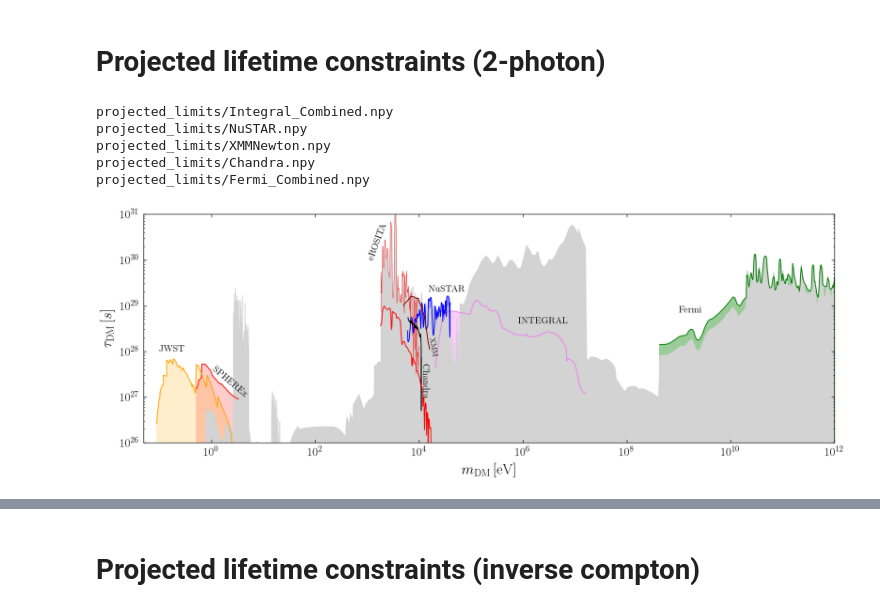
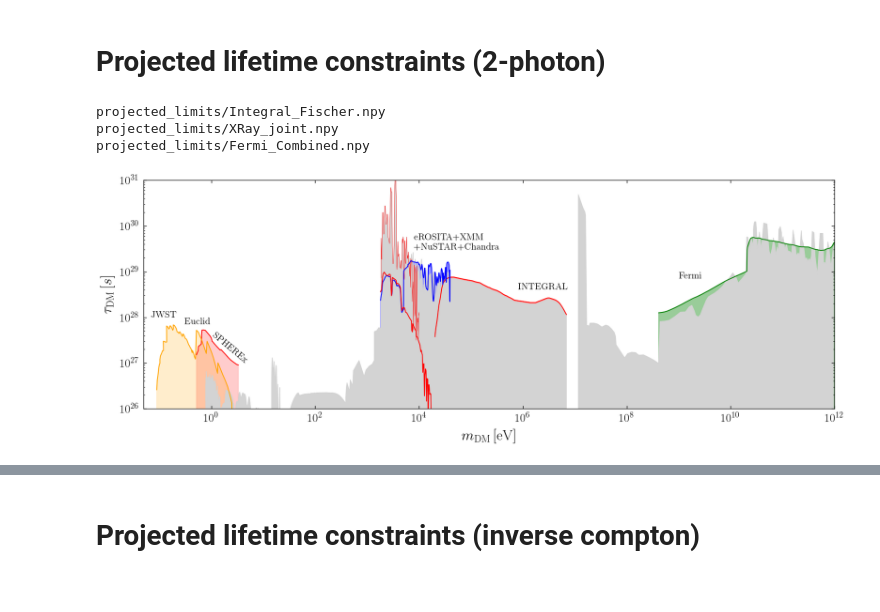
Before and after one commit to joshua-benabou/Mega_Decaying_DM_Milkyway_Analysis, a Jupyter notebook: Mega_plot.ipynb, the cells around one changed output, grey strips where cells are left out. Cells and saved outputs as stored; diff of their text form; code cells hidden in the pictures.

Commit message:
fix more stuff Mega_plot

```diff
--- a/Mega_plot.ipynb
+++ b/Mega_plot.ipynb
@@ -126,22 +137,27 @@ cm_to_inv_eV = 1e-2 * m_to_inv_eV
 # %%
 # "JWST", "Euclid", "Hubble", "eROSITA"
 
-instrument_list =  [#"Integral_Calore", "Integral_Fischer",
-                    "Integral_Combined",
-                    "NuSTAR",
-                    "XMMNewton",
-                    "Chandra",
+instrument_list =  [#"HST",
+                    #"Integral_Calore",
+                    "Integral_Fischer",
+                   # "Integral_Combined",
+                   # "NuSTAR",
+                   # "XMMNewton",
+                   # "Chandra",
+                    "XRay_joint",
                    # "Fermi", "Fermi_ackermann",
                     "Fermi_Combined"
                    ]
 
 
-color_dict = {"Integral_Calore": "red",
+color_dict = {"HST": "blue",
+              "Integral_Calore": "red",
               "Integral_Fischer": "red",
               "Integral_Combined": "violet",
               "NuSTAR": "blue",
               "XMMNewton": "maroon",
               "Chandra": "k",
+              "XRay_joint": "blue",
               "Fermi": "red",
               "Fermi_ackermann": "red",
               "Fermi_Combined": "green"
@@ -162,7 +178,7 @@ axion_photon_limits = [
  # "JWST_Pinetti",
     "DESI",
     "HST_dwarfs",
-    "HST",
+  #  "HST", # cosmic background anisotropy
    # "Telescopes_MUSE", # Ben thinks this limit is way too strong
     "JWST",
     "WINERED",
@@ -175,16 +191,10 @@ axion_photon_limits = [
   "XRISM",
   "XMM-Newton",
   "NuSTAR",
-   "INTEGRAL",
+  # "INTEGRAL",
    "XRAY",
    "eROSITA", # this is actual limit, I plot expected limit below
 ]
-
-def gayy_limit_2_tau_limit(gayy_GeV, mDM_eV):
-    mDM_GeV = mDM_eV * 1e-9
-    Gamma_GeV = (gayy_GeV**2 * mDM_GeV**3/(64*np.pi))
-    tau_limit_s =  1/ (Gamma_GeV*1e9*s_to_inveV)
-    return tau_limit_s
 
 for limit_name in axion_photon_limits:
     limit_dat = master_folder+"limit_data/AxionPhoton/"+limit_name+".txt"
@@ -200,18 +210,22 @@ for limit_name in axion_photon_limits:
     plt.fill_between(mDM_arr_eV, tau_limit_arr_s, 1e-40, color="lightgray",alpha=1.0)
     if limit_name=="eROSITA":
         plt.plot(mDM_arr_eV, tau_limit_arr_s, color="red",ls="-",lw=0.5)
+
+INTEGRAL_limit =  np.load("existing_limits/Integral_Fischer.npy", allow_pickle=True).item()
+plt.fill_between(INTEGRAL_limit['mDM_eV'], 1e-40,  INTEGRAL_limit["tau_limit_arr_s"], color="lightgray")
+
 ################################################################
 # PROJECTED LIMITS
 
 for instrument in instrument_list:#["NuSTAR"]:#
-    try:
-        print("projected_limits/"+instrument+".npy")
-        projected_limit_dat = np.load("projected_limits/"+instrument+".npy", allow_pickle=True).item()
-        plt.plot(projected_limit_dat["mDM_eV"], projected_limit_dat["tau_limit_arr_s"], color=color_dict[instrument])
-        plt.fill_between(projected_limit_dat["mDM_eV"], 1e-40, projected_limit_dat["tau_limit_arr_s"], color=color_dict[instrument],alpha=0.4,zorder=-100000)
+   # try:
+    print("projected_limits/"+instrument+".npy")
+    projected_limit_dat = np.load("projected_limits/"+instrument+".npy", allow_pickle=True).item()
+    plt.plot(projected_limit_dat["mDM_eV"], projected_limit_dat["tau_limit_arr_s"], color=color_dict[instrument])
+    plt.fill_between(projected_limit_dat["mDM_eV"], 1e-40, projected_limit_dat["tau_limit_arr_s"], color=color_dict[instrument],alpha=0.4,zorder=-100000)
 
-    except:
-        print("FAIL!")
+    # except:
+    #     print("FAIL!")
 
 ###################
 ##### SPHEREx #####
@@ -246,41 +260,45 @@ plt.fill_between(mDM_eV, 1e-40, tau_s_arr, color=col,alpha=0.2,zorder=-100000)
 ###############
 #### eROSITA #####
 
 eROSITA_expected = np.loadtxt("existing_limits/eROSITA_expected_limit_2401.16747.csv",delimiter=",")
 mDM_eV = eROSITA_expected[:,0]*1e3
 tau_s = 1/eROSITA_expected[:,1]
 plt.plot(mDM_eV, tau_s, color="red")
 
 #####################
 # LABELS
 
 
 fs=16
-plt.text(0.1,1e28,'JWST',fontsize=fs)
+plt.text(0.07,1e28,'JWST',fontsize=fs)
 plt.text(1.0,1e27,'SPHEREx',fontsize=fs,rotation=-40)
-plt.text(1.5e4,8e27,'XMM',fontsize=13,rotation=-80)
-#plt.text(4e3,2e29,'XMM',fontsize=15,rotation=0)
-plt.text(1.5e4,2e29,'NuSTAR',fontsize=fs)
-plt.text(1.1e4,1e27,'Chandra',fontsize=fs,rotation=-90)
+plt.text(0.3,7e27,'Euclid',fontsize=fs,rotation=0)
+
+#plt.text(1e3,1e30,'eROSITA',fontsize=fs,rotation=70)
+#plt.text(1.5e4,8e27,'XMM',fontsize=13,rotation=-80)
+#plt.text(1.5e4,2e29,'NuSTAR',fontsize=fs)
+#plt.text(1.1e4,1e27,'Chandra',fontsize=fs,rotation=-90)
+
+#plt.text(3e2,5e29,'eROSITA+XMM+NuSTAR+Chandra',fontsize=fs,rotation=0)
+plt.text(8e3,5e29,'eROSITA+XMM',fontsize=fs,rotation=0)
+plt.text(8e3,3e29,'+NuSTAR+Chandra',fontsize=fs,rotation=0)
+
 plt.text(8e5,4e28,'INTEGRAL',fontsize=fs)
 plt.text(1e9,7e28,'Fermi',fontsize=fs)
-plt.text(1e3,1e30,'eROSITA',fontsize=fs,rotation=70)
 
 ################################################################
 plt.xlim([5e-2,1e12])
 plt.ylim([1e26,1e31])
 
 ################################################################
 #plt.legend()
 plt.xscale("log")
 plt.yscale("log")
 plt.ylabel(r"$\tau_\mathrm{DM} \, [s]$")
 plt.xlabel(r"$m_\mathrm{DM}\, [\mathrm{eV}]$")
 plt.savefig("plots/mega_plot_projected_constraint_tau_2gamma.pdf",bbox_inches="tight")
 # %% [output]
-projected_limits/Integral_Combined.npy
-projected_limits/NuSTAR.npy
-projected_limits/XMMNewton.npy
-projected_limits/Chandra.npy
+projected_limits/Integral_Fischer.npy
+projected_limits/XRay_joint.npy
 projected_limits/Fermi_Combined.npy
-[figure, old version]
+[figure, new version]
```
Also changed, not shown: parts of 7 cells of this notebook, 3 other files.
